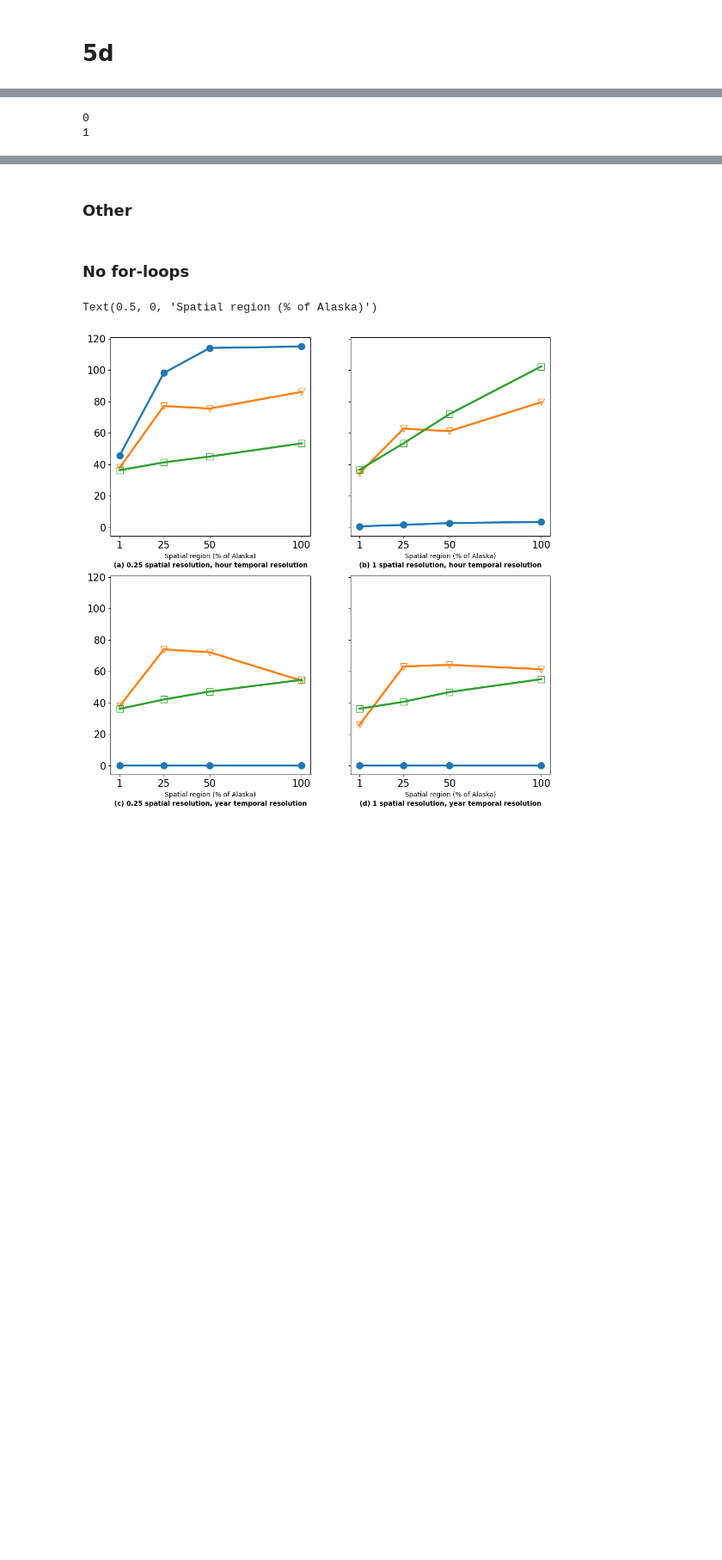
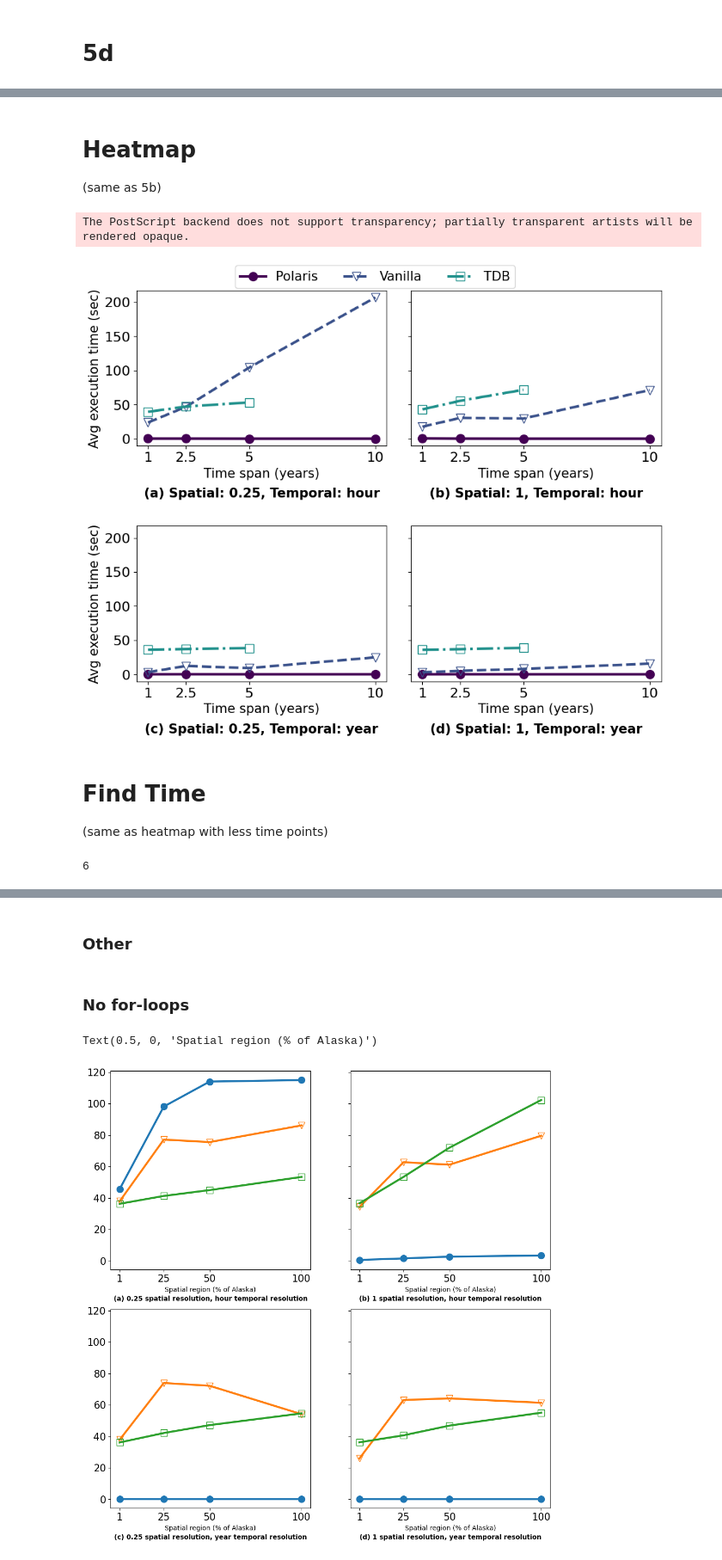
Before and after one commit to iharp3/experiment-kit, a Jupyter notebook: experiment/results/plot_refactor.ipynb, the cells around one changed output, grey strips where cells are left out. Shown at 86% size. Drawn from its saved outputs; the diff is of its cells as text; code cells hidden in the pictures; blank space fills up the shorter version.

Commit message:
all but last result

```diff
--- a/experiment/results/plot_refactor.ipynb
+++ b/experiment/results/plot_refactor.ipynb
@@ -504,6 +504,14 @@ The PostScript backend does not support transparency; partially transparent arti
-# %%
-for i in range(2):
-    print(i)
-# %% [output]
-0
-1
+# %% [markdown]
+# Heatmap
+(same as 5b)
+# %%
+import glob
+
+p_h_list = polaris_list = glob.glob("/data/experiment-kit/experiment/queries/proposed_additional_heatmap_result_*-*.csv")
+df_polaris_h = load_results(p_h_list)
+
+v_h_list = glob.glob("/data/experiment-kit/experiment/queries/vanilla_additional_heatmap_result_*-*.csv")
+df_vanilla_h = load_results(v_h_list)
+
+tdb_h_list = glob.glob("/data/experiment-kit/experiment/queries/tiledb_additional_heatmap_result_*-*.csv")
+df_tdb_h = load_results(tdb_h_list)
@@ -509,0 +609,37 @@ for i in range(2):
+# %%
+col_name="changing_time"
+custom_plot(df_polaris_h,
+            df_vanilla_h,
+            df_tdb_h,
+            timespan_bool=False,
+            ticklist=[1, 2.5, 5, 10],
+            ticklabels = [1, 2.5, 5, 10],
+            x_label="Time span (years)",
+            category = get_category(col_name),
+            col_name=col_name,
+            colsize=10,
+            rowsize = 8,
+            padding=2.5,
+            anchor=(0.5,1.02),
+            subtitlesfontsize=15,
+            file_name="heatmap.eps")
+# %% [output]
+The PostScript backend does not support transparency; partially transparent artists will be rendered opaque.
+[figure, added]
+# %% [markdown]
+# Find Time
+(same as heatmap with less time points)
+# %%
+import glob
+
+p_f_list = glob.glob("/data/experiment-kit/experiment/queries/proposed_additional_find_time_result_*-*.csv")
+df_polaris_f = load_results(p_f_list)
+
+v_f_list = glob.glob("/data/experiment-kit/experiment/queries/vanilla_additional_find_time_result_*-*.csv")
+df_vanilla_f = load_results(v_f_list)
+
+tdb_f_list = glob.glob("/data/experiment-kit/experiment/queries/tiledb_additional_find_time_result_*-*.csv")
+df_tdb_f = load_results(tdb_f_list)
+print(len(v_f_list))
+# %% [output]
+6
```
Also changed, not shown: parts of 24 cells of this notebook, 7 other files.
